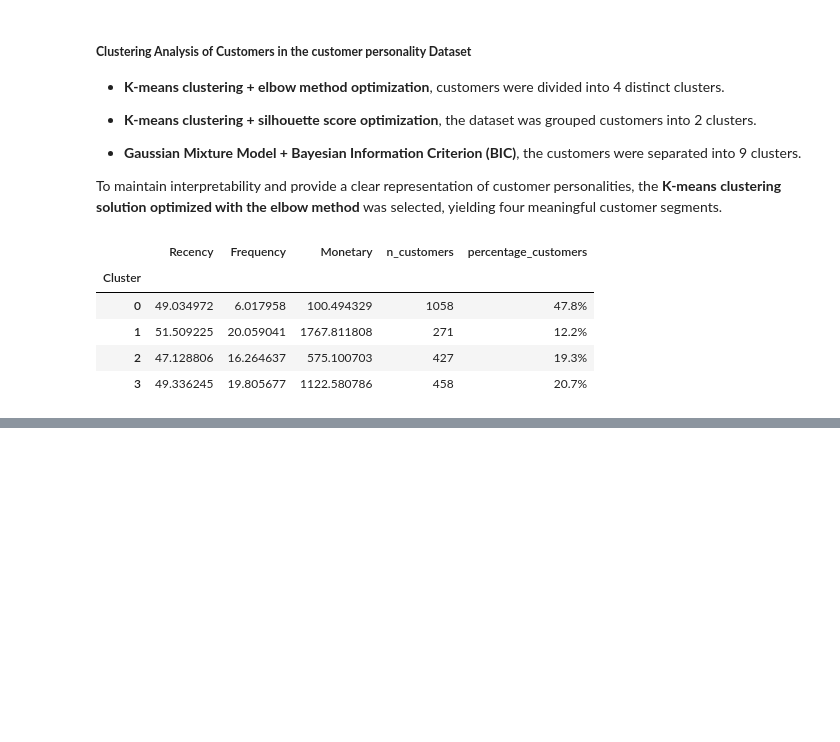
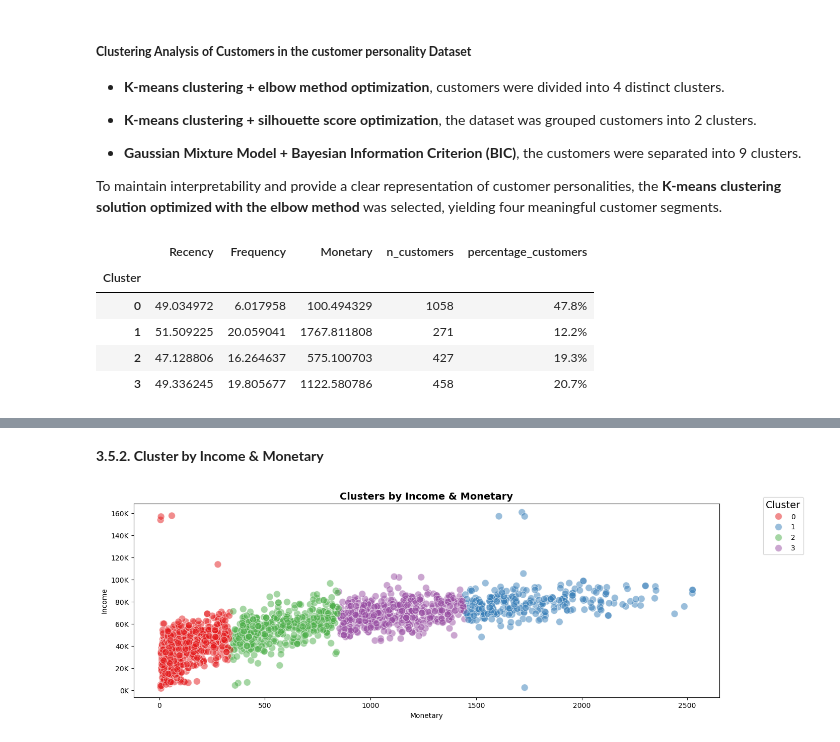
Before and after one commit to annugit1655/Customer-Personality-Analysis-with-CLTV, a Jupyter notebook: notebooks/customer-personality-analysis.ipynb, the cells around one changed output, grey strips where cells are left out. Saved outputs shown, nothing was run; the diff lists cells and outputs as text; code cells hidden in the pictures; blank space fills up the shorter version.

```diff
--- a/notebooks/customer-personality-analysis.ipynb
+++ b/notebooks/customer-personality-analysis.ipynb
@@ -808,0 +823,24 @@ Retention + upselling to convert them into top-tier customers.
+# %% [markdown]
+**3.5.2. Cluster by Income & Monetary**
+# %%
+import matplotlib as mpl
+from matplotlib.ticker import FuncFormatter
+fig, ax = plt.subplots(figsize=(15, 5))
+
+sns.scatterplot(
+    data=cluster_df,
+    x='Monetary',
+    y='Income',
+    hue='Cluster',
+    palette='Set1',
+    alpha=0.5,
+    s=100
+)
+
+ax.yaxis.set_major_formatter(FuncFormatter(lambda x, _: f"{x/1000:.0f}K"))
+ax.set_title("Clusters by Income & Monetary", fontsize=14, fontweight='bold')
+ax.legend(title='Cluster', title_fontsize=14, bbox_to_anchor=(1.15, 1.05), loc='upper right', fancybox=True)
+
+plt.show()
+# %% [output]
+[figure, added]
```
Also changed, not shown: parts of 8 cells of this notebook.
